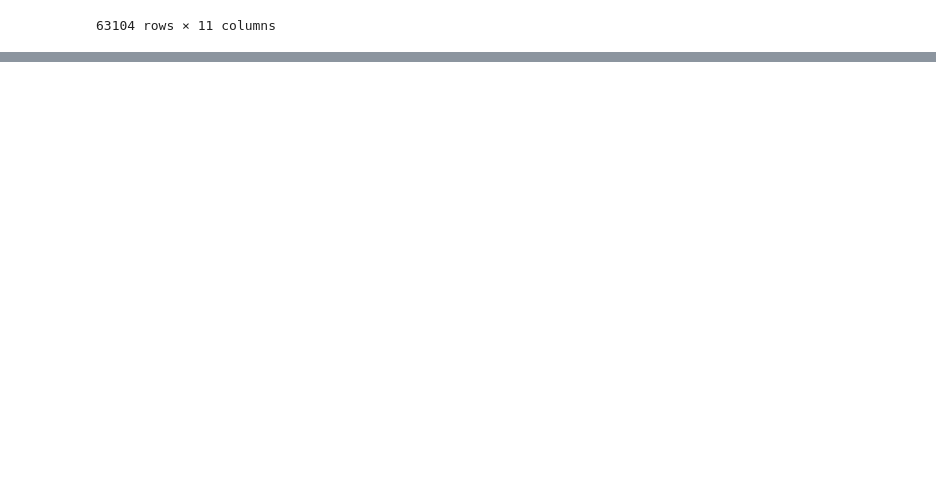
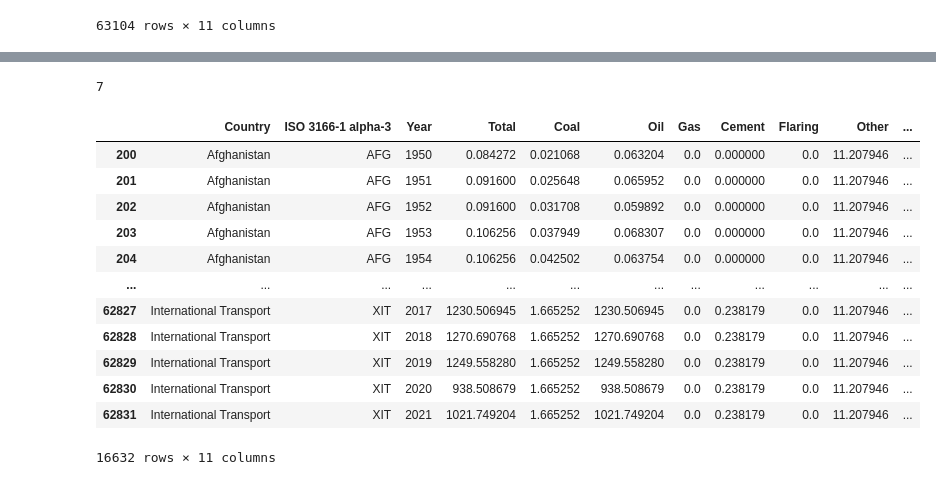
Before and after one commit to danilogiarlini/Global-CO2-Emission-Forecasting, a Jupyter notebook: main.ipynb, the cells around one changed output, grey strips where cells are left out. Saved outputs shown, nothing was run; the diff lists cells and outputs as text; code cells hidden in the pictures; blank space fills up the shorter version.

```diff
--- a/main.ipynb
+++ b/main.ipynb
@@ -38,0 +119,7 @@ array(['Afghanistan', 'Albania', 'Algeria', 'Andorra', 'Angola',
+# %%
+mean_value=df['Other'].mean()
+
+# Replace NaNs in column S2 with the
+# mean of values in the same column
+df['Other'].fillna(value=mean_value, inplace=True)
+df.isna().sum()
@@ -38,0 +142,3 @@ array(['Afghanistan', 'Albania', 'Algeria', 'Andorra', 'Angola',
+# %%
+#droppin missing iso values columns
+df.drop(df[df['ISO 3166-1 alpha-3'] == 'WLD'].index, inplace = True)
@@ -38,0 +154,6 @@ array(['Afghanistan', 'Albania', 'Algeria', 'Andorra', 'Angola',
+# %%
+categories=['Coal', 'Oil', 'Gas',
+       'Cement', 'Flaring', 'Other','Total']
+len(categories)
+# %% [output]
+7
@@ -38,0 +181,16 @@ array(['Afghanistan', 'Albania', 'Algeria', 'Andorra', 'Angola',
+# %%
+df
+# %% [output]
+|  | Country | ISO 3166-1 alpha-3 | Year | Total | Coal | Oil | Gas | Cement | Flaring | Other | ... |
+| 200 | Afghanistan | AFG | 1950 | 0.084272 | 0.021068 | 0.063204 | 0.0 | 0.000000 | 0.0 | 11.207946 | ... |
+| 201 | Afghanistan | AFG | 1951 | 0.091600 | 0.025648 | 0.065952 | 0.0 | 0.000000 | 0.0 | 11.207946 | ... |
+| 202 | Afghanistan | AFG | 1952 | 0.091600 | 0.031708 | 0.059892 | 0.0 | 0.000000 | 0.0 | 11.207946 | ... |
+| 203 | Afghanistan | AFG | 1953 | 0.106256 | 0.037949 | 0.068307 | 0.0 | 0.000000 | 0.0 | 11.207946 | ... |
+| 204 | Afghanistan | AFG | 1954 | 0.106256 | 0.042502 | 0.063754 | 0.0 | 0.000000 | 0.0 | 11.207946 | ... |
+| ... | ... | ... | ... | ... | ... | ... | ... | ... | ... | ... | ... |
+| 62827 | International Transport | XIT | 2017 | 1230.506945 | 1.665252 | 1230.506945 | 0.0 | 0.238179 | 0.0 | 11.207946 | ... |
+| 62828 | International Transport | XIT | 2018 | 1270.690768 | 1.665252 | 1270.690768 | 0.0 | 0.238179 | 0.0 | 11.207946 | ... |
+| 62829 | International Transport | XIT | 2019 | 1249.558280 | 1.665252 | 1249.558280 | 0.0 | 0.238179 | 0.0 | 11.207946 | ... |
+| 62830 | International Transport | XIT | 2020 | 938.508679 | 1.665252 | 938.508679 | 0.0 | 0.238179 | 0.0 | 11.207946 | ... |
+| 62831 | International Transport | XIT | 2021 | 1021.749204 | 1.665252 | 1021.749204 | 0.0 | 0.238179 | 0.0 | 11.207946 | ... |
+16632 rows × 11 columns
```
Also changed, not shown: parts of 18 cells of this notebook.
